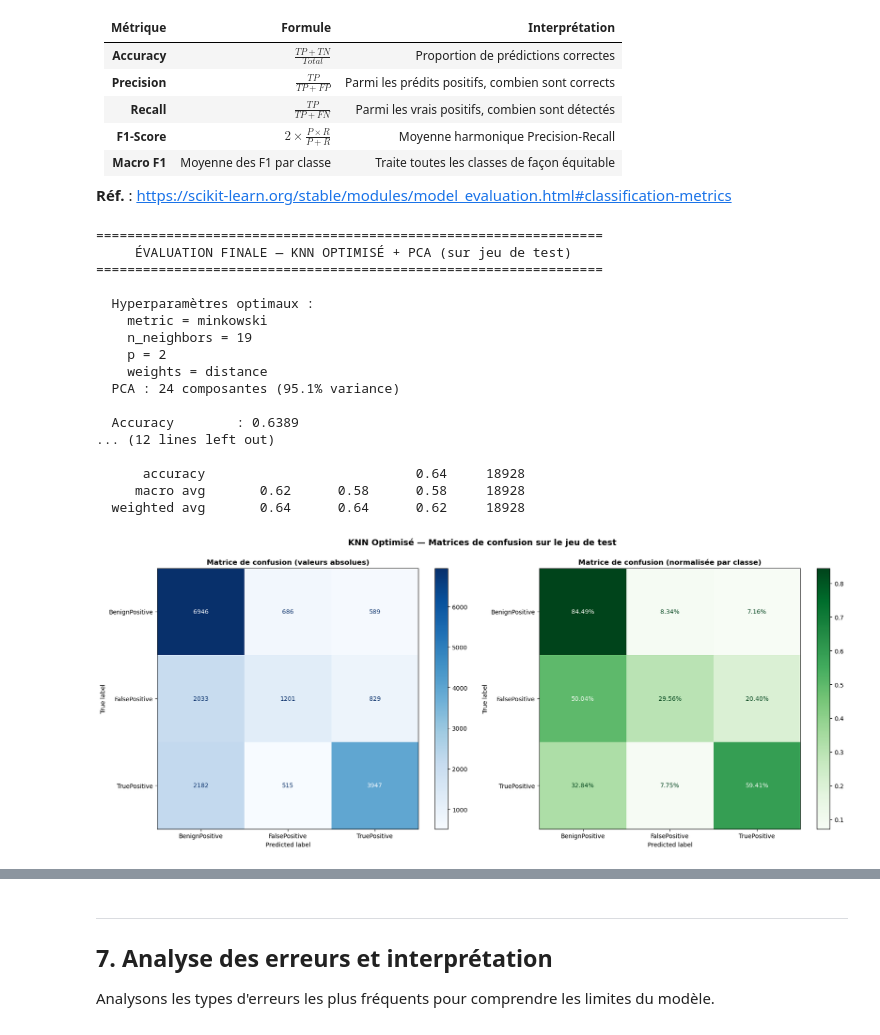
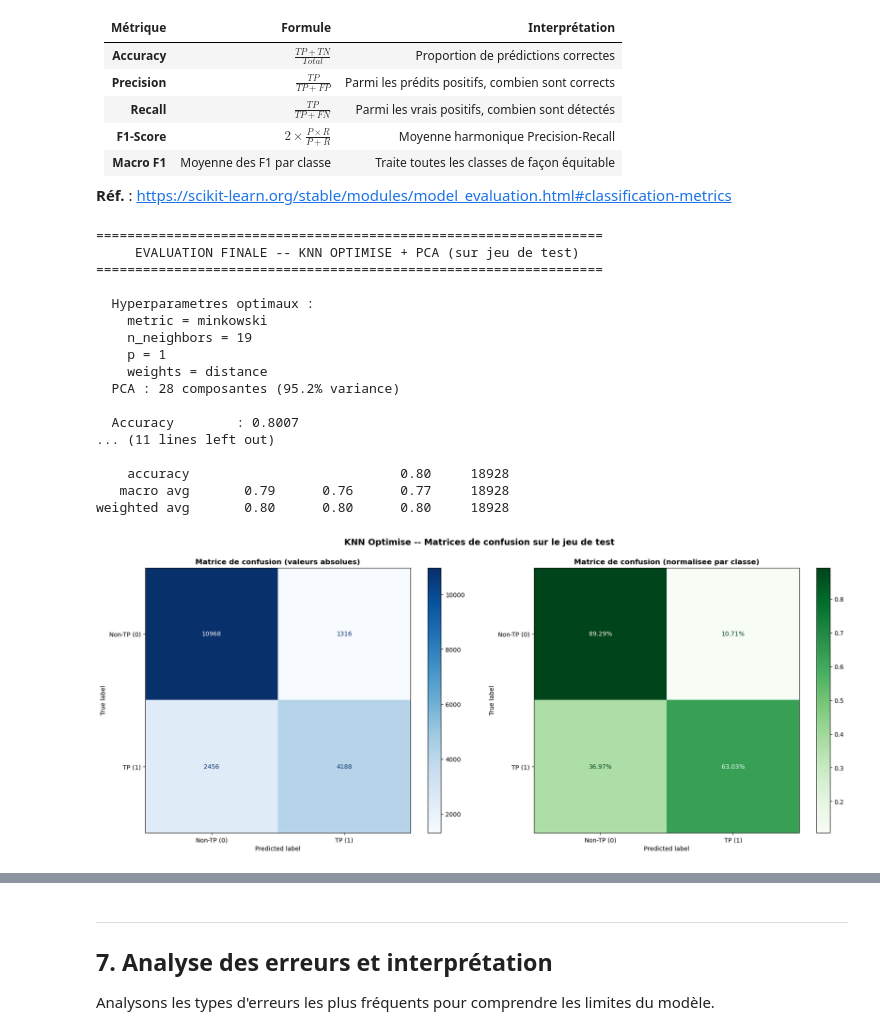
Before and after one commit to wilsdefots/projet-forage-des-donn-es, a Jupyter notebook: KNN_model.ipynb, the cells around one changed output, grey strips where cells are left out. Saved outputs shown, nothing was run; the diff lists cells and outputs as text; code cells hidden in the pictures.

Commit message:
Ajout RF optimise + KNN binaire + nettoyage emojis

```diff
--- a/KNN_model.ipynb
+++ b/KNN_model.ipynb
@@ -56,8 +56,10 @@ from sklearn.metrics import (
 )
 
 # -- Constantes --
-CIBLE_MAP = {'BenignPositive': 0, 'FalsePositive': 1, 'TruePositive': 2}
+# Cible binaire (nouveau pretraitement equipe) : 0 = Non-TP, 1 = TP
+CIBLE_MAP = {'Non-TruePositive': 0, 'TruePositive': 1}
 CIBLE_MAP_INV = {v: k for k, v in CIBLE_MAP.items()}
+TARGET_NAMES = ['Non-TP (0)', 'TP (1)']
 
 print("Bibliotheques importees avec succes.")
 # %% [output]
@@ -635,51 +636,51 @@ print(f"\n{'-' * 65}")
 print("\nRapport de classification detaille :")
 print(classification_report(
     y_test, y_pred_best,
-    target_names=['BenignPositive', 'FalsePositive', 'TruePositive']
+    target_names=TARGET_NAMES
 ))
 # %% [output]
 =================================================================
-     ÉVALUATION FINALE — KNN OPTIMISÉ + PCA (sur jeu de test)
+     EVALUATION FINALE -- KNN OPTIMISE + PCA (sur jeu de test)
 =================================================================
 
-  Hyperparamètres optimaux :
+  Hyperparametres optimaux :
     metric = minkowski
     n_neighbors = 19
-    p = 2
+    p = 1
     weights = distance
-  PCA : 24 composantes (95.1% variance)
+  PCA : 28 composantes (95.2% variance)
 
-  Accuracy        : 0.6389
-... (12 lines left out)
+  Accuracy        : 0.8007
+... (11 lines left out)
 
-      accuracy                           0.64     18928
-     macro avg       0.62      0.58      0.58     18928
-  weighted avg       0.64      0.64      0.62     18928
+    accuracy                           0.80     18928
+   macro avg       0.79      0.76      0.77     18928
+weighted avg       0.80      0.80      0.80     18928
 # %%
 # -- 6.2 Matrice de confusion -- Modele optimise --
 
 fig, axes = plt.subplots(1, 2, figsize=(18, 7))
 
 ConfusionMatrixDisplay.from_predictions(
     y_test, y_pred_best,
-    display_labels=['BenignPositive', 'FalsePositive', 'TruePositive'],
+    display_labels=TARGET_NAMES,
     cmap='Blues', ax=axes[0]
 )
 axes[0].set_title('Matrice de confusion (valeurs absolues)', fontsize=12, fontweight='bold')
 
 ConfusionMatrixDisplay.from_predictions(
     y_test, y_pred_best,
-    display_labels=['BenignPositive', 'FalsePositive', 'TruePositive'],
+    display_labels=TARGET_NAMES,
     normalize='true', cmap='Greens', values_format='.2%', ax=axes[1]
 )
 axes[1].set_title('Matrice de confusion (normalisee par classe)', fontsize=12, fontweight='bold')
 
 plt.suptitle('KNN Optimise -- Matrices de confusion sur le jeu de test',
              fontsize=14, fontweight='bold', y=1.02)
 plt.tight_layout()
 plt.show()
 # %% [output]
-[figure, old version]
+[figure, new version]
 # %%
 # -- 7.3 Comparaison : Sans PCA / PCA Baseline / PCA Optimise --
 
```
Also changed, not shown: parts of 15 cells of this notebook, 6 other files.
